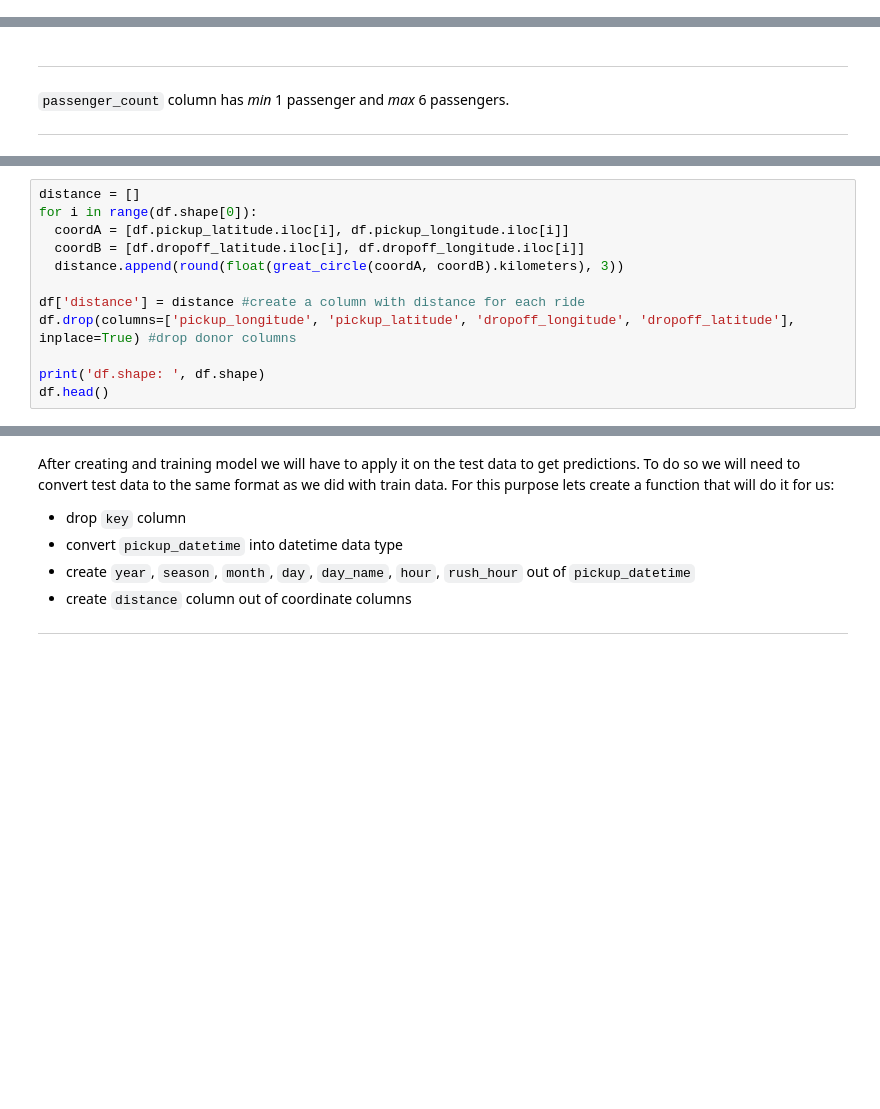
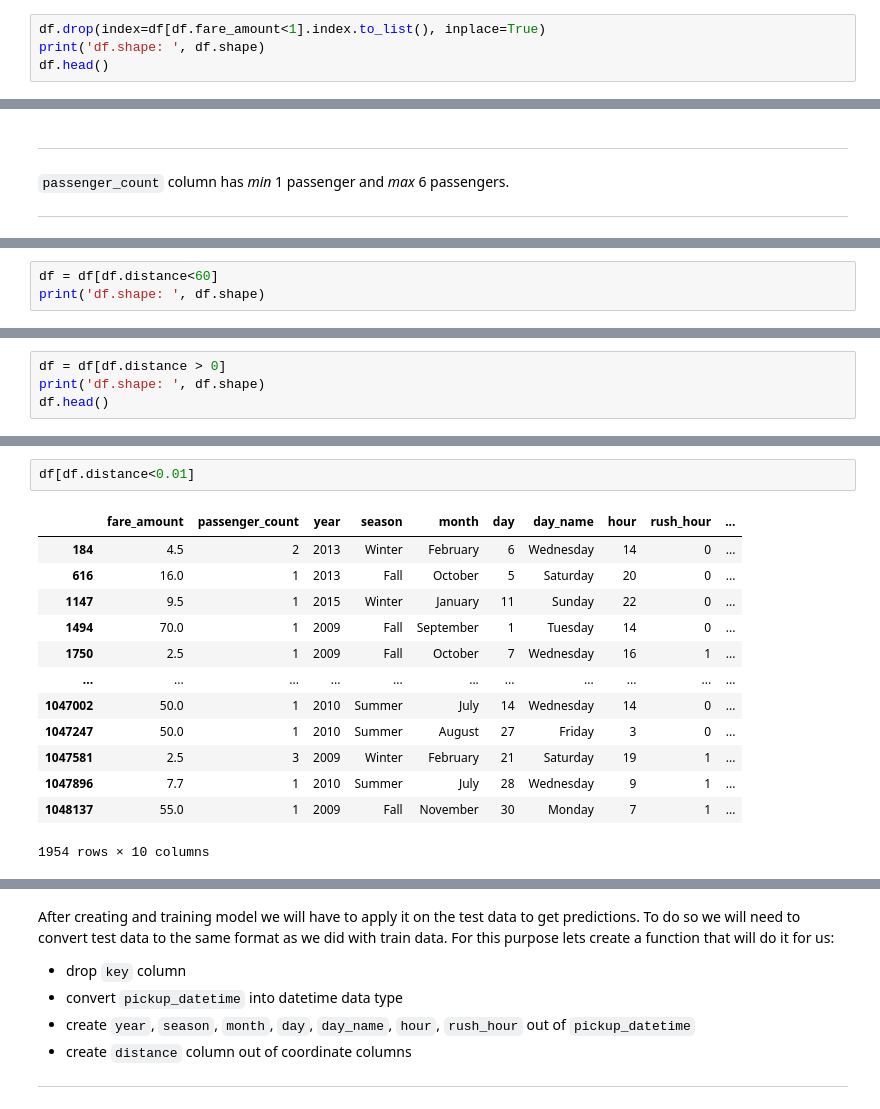
Before and after one commit to pe44enka/TaxiFarePrediction, a Jupyter notebook: TaxiFarePrediction.ipynb, the cells around one changed output, grey strips where cells are left out. Cells and saved outputs as stored; diff of their text form; blank space fills up the shorter version.

```diff
--- a/TaxiFarePrediction.ipynb
+++ b/TaxiFarePrediction.ipynb
@@ -272,0 +599,4 @@ No entities with negative ride price left.
+# %%
+df.drop(index=df[df.fare_amount<1].index.to_list(), inplace=True)
+print('df.shape: ', df.shape)
+df.head()
@@ -523,12 +702,0 @@ Now when we know how to count the distance for 1 entity we just need to put the
-# %%
-distance = []
-for i in range(df.shape[0]):
-  coordA = [df.pickup_latitude.iloc[i], df.pickup_longitude.iloc[i]]
-  coordB = [df.dropoff_latitude.iloc[i], df.dropoff_longitude.iloc[i]]
-  distance.append(round(float(great_circle(coordA, coordB).kilometers), 3))
-
-df['distance'] = distance #create a column with distance for each ride
-df.drop(columns=['pickup_longitude', 'pickup_latitude', 'dropoff_longitude', 'dropoff_latitude'], inplace=True) #drop donor columns
-
-print('df.shape: ', df.shape)
-df.head()
@@ -544,0 +779,3 @@ df.shape:  (1048445, 10)
+# %%
+df = df[df.distance<60]
+print('df.shape: ', df.shape)
@@ -544,0 +813,4 @@ df.shape:  (1048445, 10)
+# %%
+df = df[df.distance > 0]
+print('df.shape: ', df.shape)
+df.head()
@@ -544,0 +845,16 @@ df.shape:  (1048445, 10)
+# %%
+df[df.distance<0.01]
+# %% [output]
+|  | fare_amount | passenger_count | year | season | month | day | day_name | hour | rush_hour | ... |
+| 184 | 4.5 | 2 | 2013 | Winter | February | 6 | Wednesday | 14 | 0 | ... |
+| 616 | 16.0 | 1 | 2013 | Fall | October | 5 | Saturday | 20 | 0 | ... |
+| 1147 | 9.5 | 1 | 2015 | Winter | January | 11 | Sunday | 22 | 0 | ... |
+| 1494 | 70.0 | 1 | 2009 | Fall | September | 1 | Tuesday | 14 | 0 | ... |
+| 1750 | 2.5 | 1 | 2009 | Fall | October | 7 | Wednesday | 16 | 1 | ... |
+| ... | ... | ... | ... | ... | ... | ... | ... | ... | ... | ... |
+| 1047002 | 50.0 | 1 | 2010 | Summer | July | 14 | Wednesday | 14 | 0 | ... |
+| 1047247 | 50.0 | 1 | 2010 | Summer | August | 27 | Friday | 3 | 0 | ... |
+| 1047581 | 2.5 | 3 | 2009 | Winter | February | 21 | Saturday | 19 | 1 | ... |
+| 1047896 | 7.7 | 1 | 2010 | Summer | July | 28 | Wednesday | 9 | 1 | ... |
+| 1048137 | 55.0 | 1 | 2009 | Fall | November | 30 | Monday | 7 | 1 | ... |
+1954 rows × 10 columns
```
Also changed, not shown: parts of 124 cells of this notebook.
